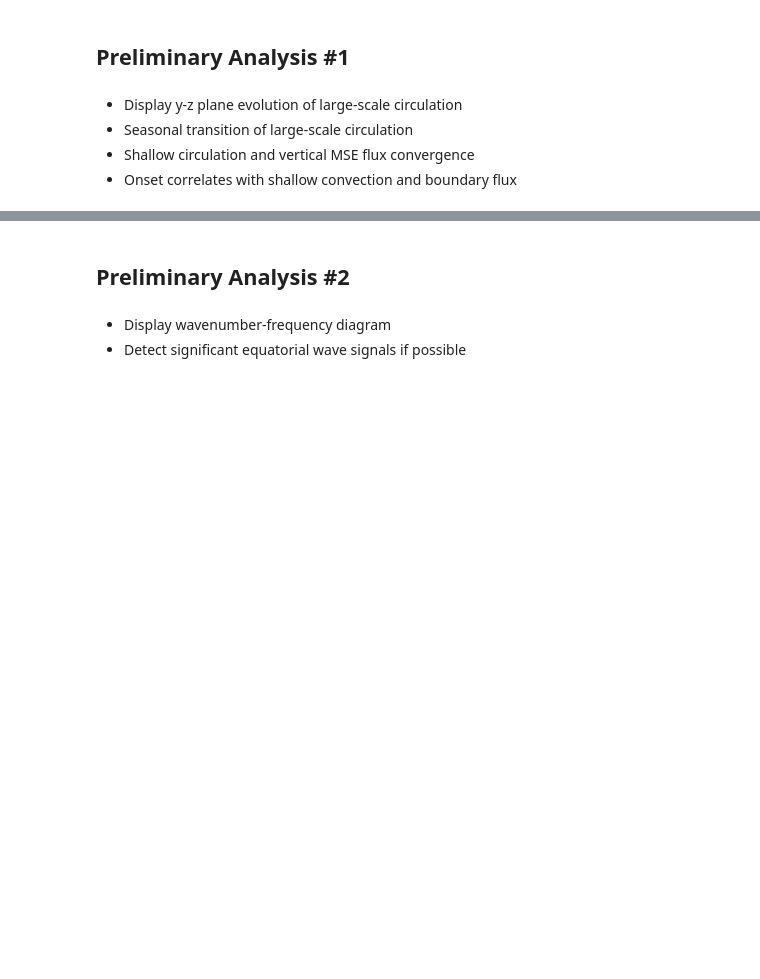
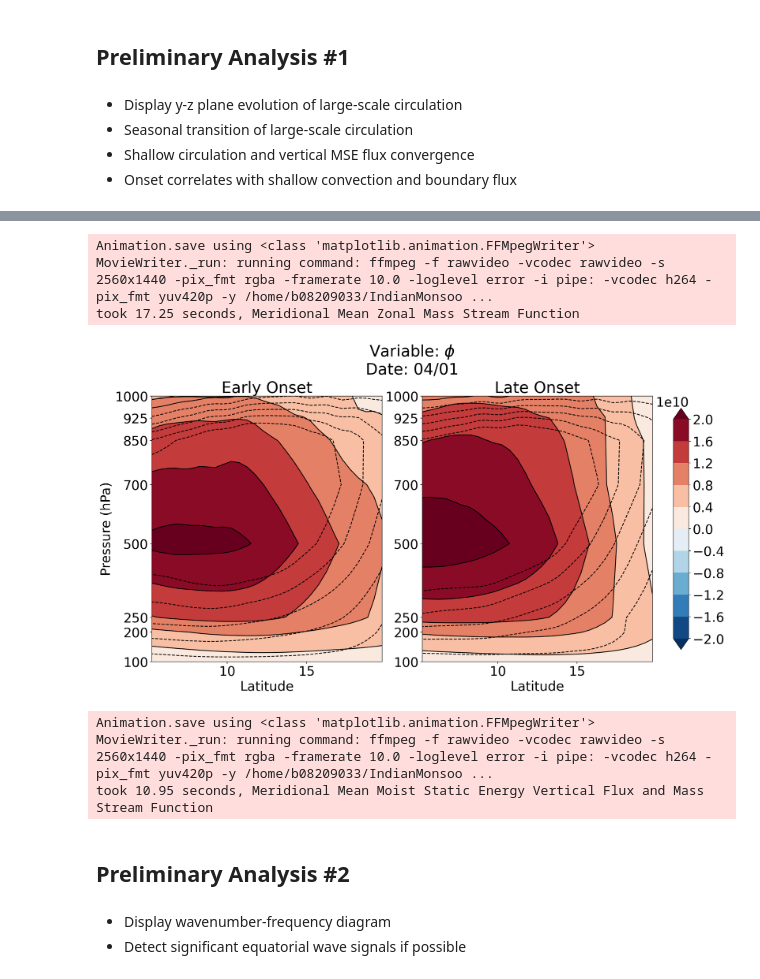
Before and after one commit to PeterLin54088/IndianMonsoon, a Jupyter notebook: src/python/main.ipynb, the cells around one changed output, grey strips where cells are left out. Saved outputs shown, nothing was run; the diff lists cells and outputs as text; code cells hidden in the pictures; blank space fills up the shorter version.

```diff
--- a/src/python/main.ipynb
+++ b/src/python/main.ipynb
@@ -10,7 +10,7 @@ from constants import ENVIRONMENT_PATH
 import calculations as calculations
 import plotter as plotter
 # %%
-do_preliminary_analysis_1 = False
+do_preliminary_analysis_1 = True
 do_preliminary_analysis_2 = True
 # %%
 logging.basicConfig(level=logging.INFO, format="%(message)s")
@@ -275,0 +292,46 @@ if do_preliminary_analysis_1:
+# %%
+with time_block("Meridional Mean Zonal Mass Stream Function"):
+    importlib.reload(plotter)
+    animation_object = plotter.display_streamfunction_composites_evolution(
+        streamfunction_composite=(
+            streamfunction_early_composite,
+            streamfunction_late_composite,
+        ),
+        grids=streamfunction_grids,
+        start=start,
+        step=step,
+    )
+    _ = animation_object.save(
+        os.path.join(
+            ENVIRONMENT_PATH.ABSOLUTE_PATH_IMAGES_PRELIMINARY,
+            "streamfunction_composites.mp4",
+        )
+    )
+# %% [output]
+Animation.save using <class 'matplotlib.animation.FFMpegWriter'>
+MovieWriter._run: running command: ffmpeg -f rawvideo -vcodec rawvideo -s 2560x1440 -pix_fmt rgba -framerate 10.0 -loglevel error -i pipe: -vcodec h264 -pix_fmt yuv420p -y /home/b08209033/IndianMonsoo ...
+took 17.25 seconds, Meridional Mean Zonal Mass Stream Function
+[figure, added]
+# %%
+with time_block(
+    "Meridional Mean Moist Static Energy Vertical Flux and Mass Stream Function"
+):
+    importlib.reload(plotter)
+    animation_object = plotter.display_streamfunction_and_mse_flux_composite_evolution(
+        streamfunction_early_composite=streamfunction_early_composite,
+        streamfunction_grids=streamfunction_grids,
+        mse_flux_early_composite=mse_flux_early_composite,
+        mse_flux_grids=mse_flux_grids,
+        start=start,
+        step=step,
+    )
+    _ = animation_object.save(
+        os.path.join(
+            ENVIRONMENT_PATH.ABSOLUTE_PATH_IMAGES_PRELIMINARY,
+            "streamfunction_and_MSE_composites.mp4",
+        )
+    )
+# %% [output]
+Animation.save using <class 'matplotlib.animation.FFMpegWriter'>
+MovieWriter._run: running command: ffmpeg -f rawvideo -vcodec rawvideo -s 2560x1440 -pix_fmt rgba -framerate 10.0 -loglevel error -i pipe: -vcodec h264 -pix_fmt yuv420p -y /home/b08209033/IndianMonsoo ...
+took 10.95 seconds, Meridional Mean Moist Static Energy Vertical Flux and Mass Stream Function
```
Also changed, not shown: parts of 7 cells of this notebook, 4 other files.
